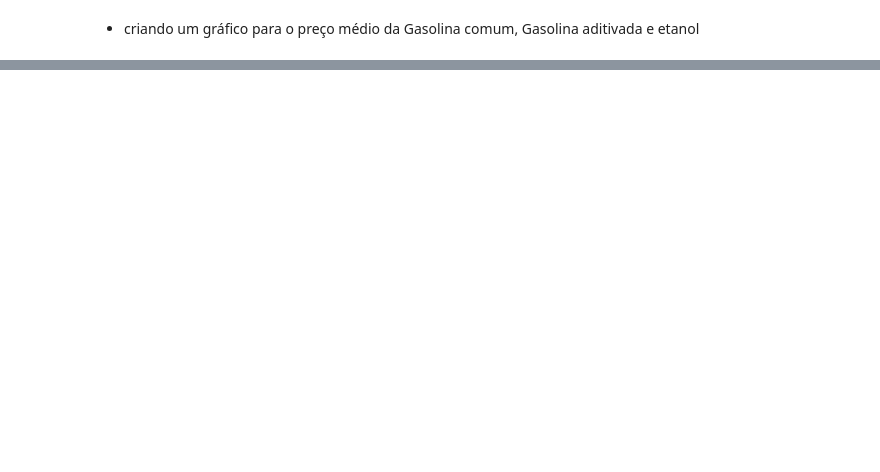
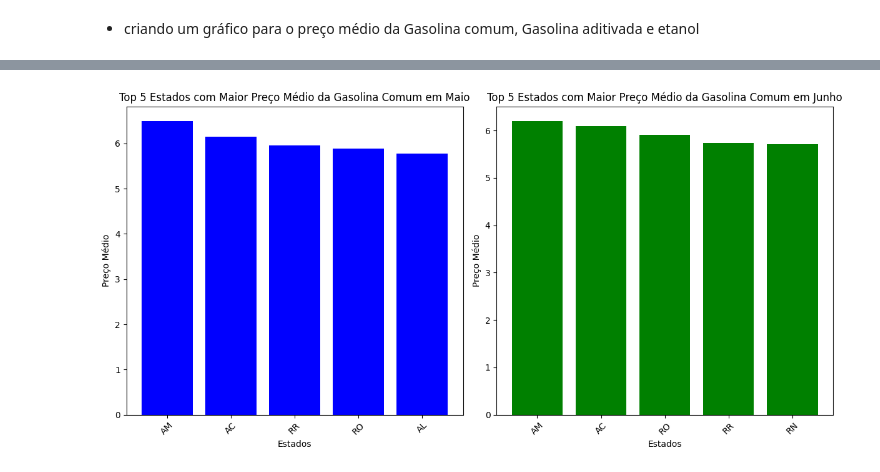
Before and after one commit to thiagochechia/modulo4projetoEmGrupo, a Jupyter notebook: projetom4.ipynb, the cells around one changed output, grey strips where cells are left out. Saved outputs shown, nothing was run; the diff lists cells and outputs as text; code cells hidden in the pictures; blank space fills up the shorter version.

```diff
--- a/projetom4.ipynb
+++ b/projetom4.ipynb
@@ -211,0 +328,34 @@ No contexto empresarial, essa análise pode ajudar a entender como os preços m
+# %%
+import matplotlib.pyplot as plt
+
+# Dados para o gráfico de maio
+states_maio = top_states_gasolina_comum_maio['Estado - Sigla']
+prices_maio = top_states_gasolina_comum_maio['Valor de Venda']
+
+# Dados para o gráfico de junho
+states_junho = top_states_gasolina_comum_junho['Estado - Sigla']
+prices_junho = top_states_gasolina_comum_junho['Valor de Venda']
+
+# Criando os gráficos de barras
+plt.figure(figsize=(12, 6))
+
+plt.subplot(1, 2, 1)  # Gráfico de maio
+plt.bar(states_maio, prices_maio, color='blue')
+plt.xlabel('Estados')
+plt.ylabel('Preço Médio')
+plt.title('Top 5 Estados com Maior Preço Médio da Gasolina Comum em Maio')
+plt.xticks(rotation=45)
+plt.tight_layout()
+
+plt.subplot(1, 2, 2)  # Gráfico de junho
+plt.bar(states_junho, prices_junho, color='green')
+plt.xlabel('Estados')
+plt.ylabel('Preço Médio')
+plt.title('Top 5 Estados com Maior Preço Médio da Gasolina Comum em Junho')
+plt.xticks(rotation=45)
+plt.tight_layout()
+
+# Exibindo os gráficos
+plt.show()
+# %% [output]
+[figure, added]
```
Also changed, not shown: parts of 12 cells of this notebook.
